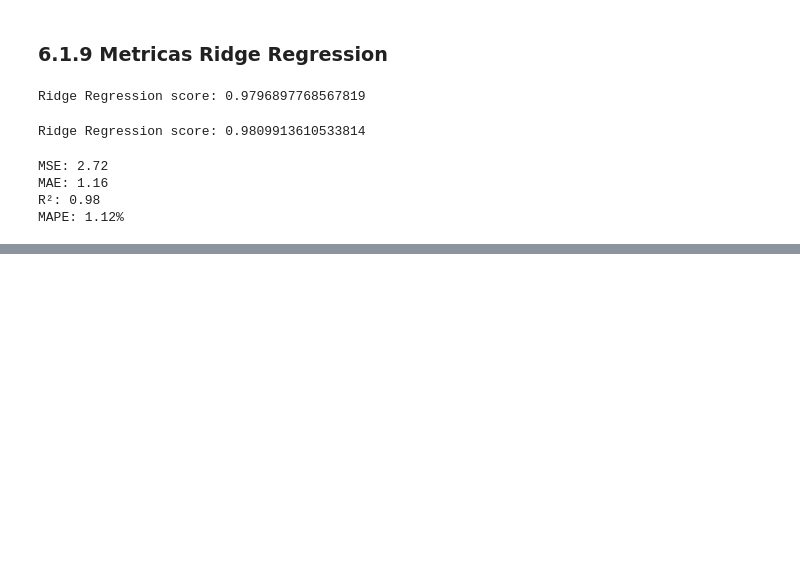
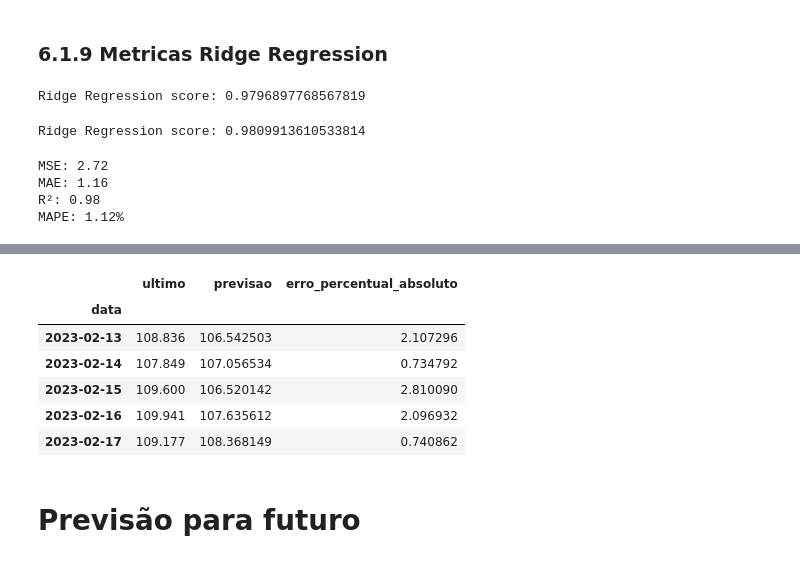
Before and after one commit to karinaguerra/postech-data-analytics-tech-challenge, a Jupyter notebook: fase_2/modelo_preditivo_bovespa_fase_2.ipynb, the cells around one changed output, grey strips where cells are left out. Cells and saved outputs as stored; diff of their text form; code cells hidden in the pictures; blank space fills up the shorter version.

```diff
--- a/fase_2/modelo_preditivo_bovespa_fase_2.ipynb
+++ b/fase_2/modelo_preditivo_bovespa_fase_2.ipynb
@@ -1163,0 +1434,12 @@ MAPE: 1.12%
+# %%
+test_g.head()
+# %% [output]
+|  | ultimo | previsao | erro_percentual_absoluto |
+| data |  |  |  |
+| 2023-02-13 | 108.836 | 106.542503 | 2.107296 |
+| 2023-02-14 | 107.849 | 107.056534 | 0.734792 |
+| 2023-02-15 | 109.600 | 106.520142 | 2.810090 |
+| 2023-02-16 | 109.941 | 107.635612 | 2.096932 |
+| 2023-02-17 | 109.177 | 108.368149 | 0.740862 |
+# %% [markdown]
+# Previsão para futuro
```
Also changed, not shown: parts of 32 cells of this notebook.
